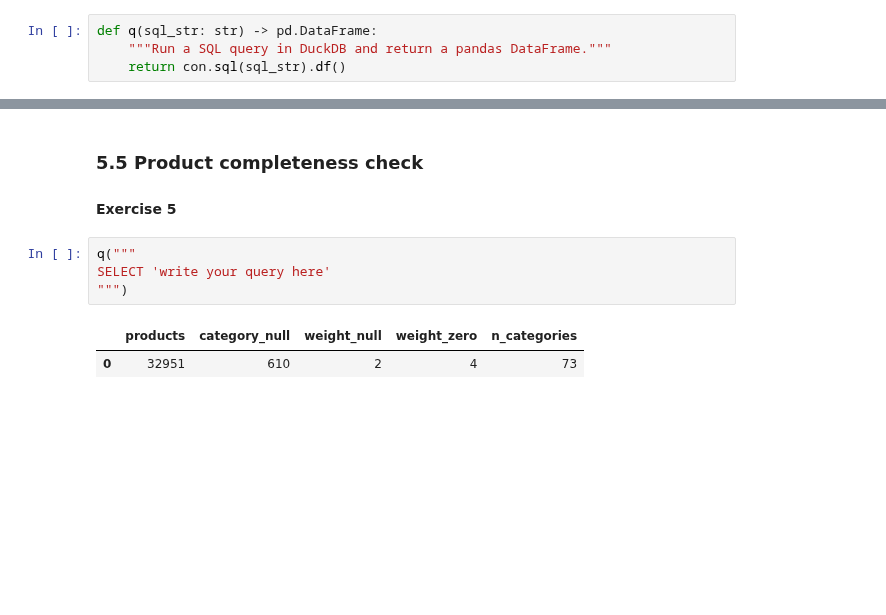
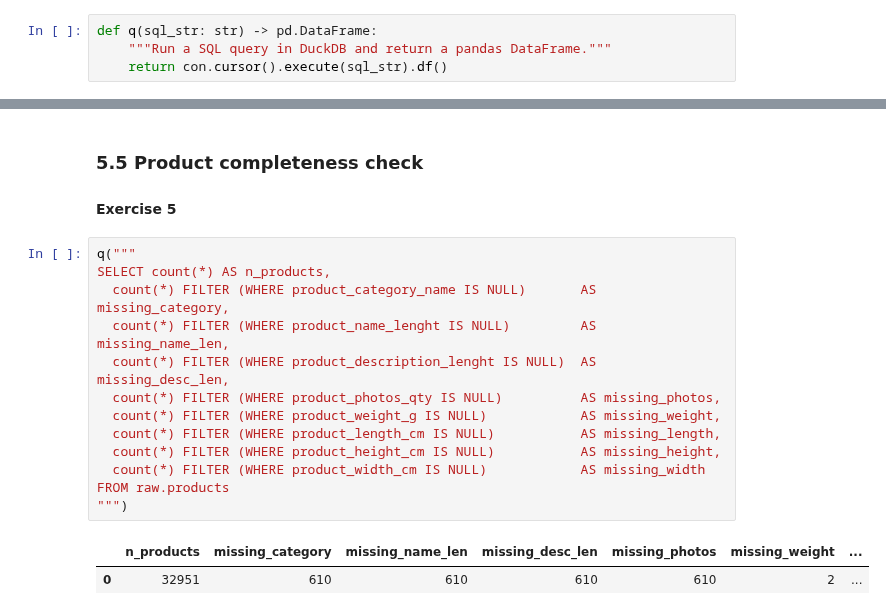
Before and after one commit to estifwonde1/kddm_lab, a Jupyter notebook: DWH_OLAP_Assignment_1_Notebook.ipynb, the cells around one changed output, grey strips where cells are left out. Cells and saved outputs as stored; diff of their text form; blank space fills up the shorter version.

```diff
--- a/DWH_OLAP_Assignment_1_Notebook.ipynb
+++ b/DWH_OLAP_Assignment_1_Notebook.ipynb
@@ -43,7 +63,7 @@ con = duckdb.connect(str(DB_PATH))
 # %%
 def q(sql_str: str) -> pd.DataFrame:
     """Run a SQL query in DuckDB and return a pandas DataFrame."""
-    return con.sql(sql_str).df()
+    return con.cursor().execute(sql_str).df()
 # %% [markdown]
 ## 2. Load the source tables into a **raw schema**
 
@@ -348,8 +379,17 @@ KeyError: 'month'
 #### Exercise 5
 # %%
 q("""
-SELECT 'write your query here'
+SELECT count(*) AS n_products,
+  count(*) FILTER (WHERE product_category_name IS NULL)       AS missing_category,
+  count(*) FILTER (WHERE product_name_lenght IS NULL)         AS missing_name_len,
+  count(*) FILTER (WHERE product_description_lenght IS NULL)  AS missing_desc_len,
+  count(*) FILTER (WHERE product_photos_qty IS NULL)          AS missing_photos,
+  count(*) FILTER (WHERE product_weight_g IS NULL)            AS missing_weight,
+  count(*) FILTER (WHERE product_length_cm IS NULL)           AS missing_length,
+  count(*) FILTER (WHERE product_height_cm IS NULL)           AS missing_height,
+  count(*) FILTER (WHERE product_width_cm IS NULL)            AS missing_width
+FROM raw.products
 """)
 # %% [output]
-|  | products | category_null | weight_null | weight_zero | n_categories |
-| 0 | 32951 | 610 | 2 | 4 | 73 |
+|  | n_products | missing_category | missing_name_len | missing_desc_len | missing_photos | missing_weight | ... |
+| 0 | 32951 | 610 | 610 | 610 | 610 | 2 | ... |
```
Also changed, not shown: parts of 7 cells of this notebook, 1 other file.
